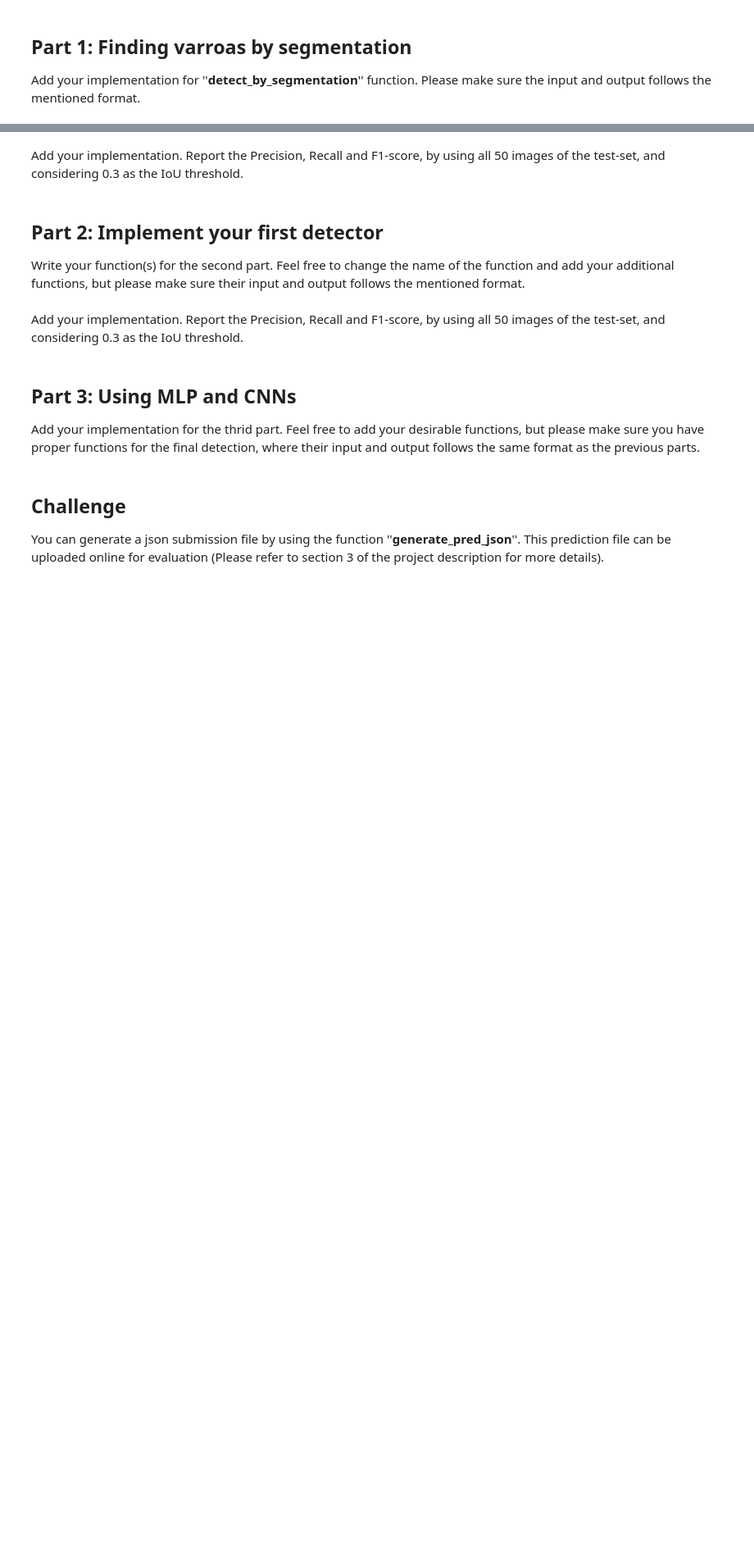
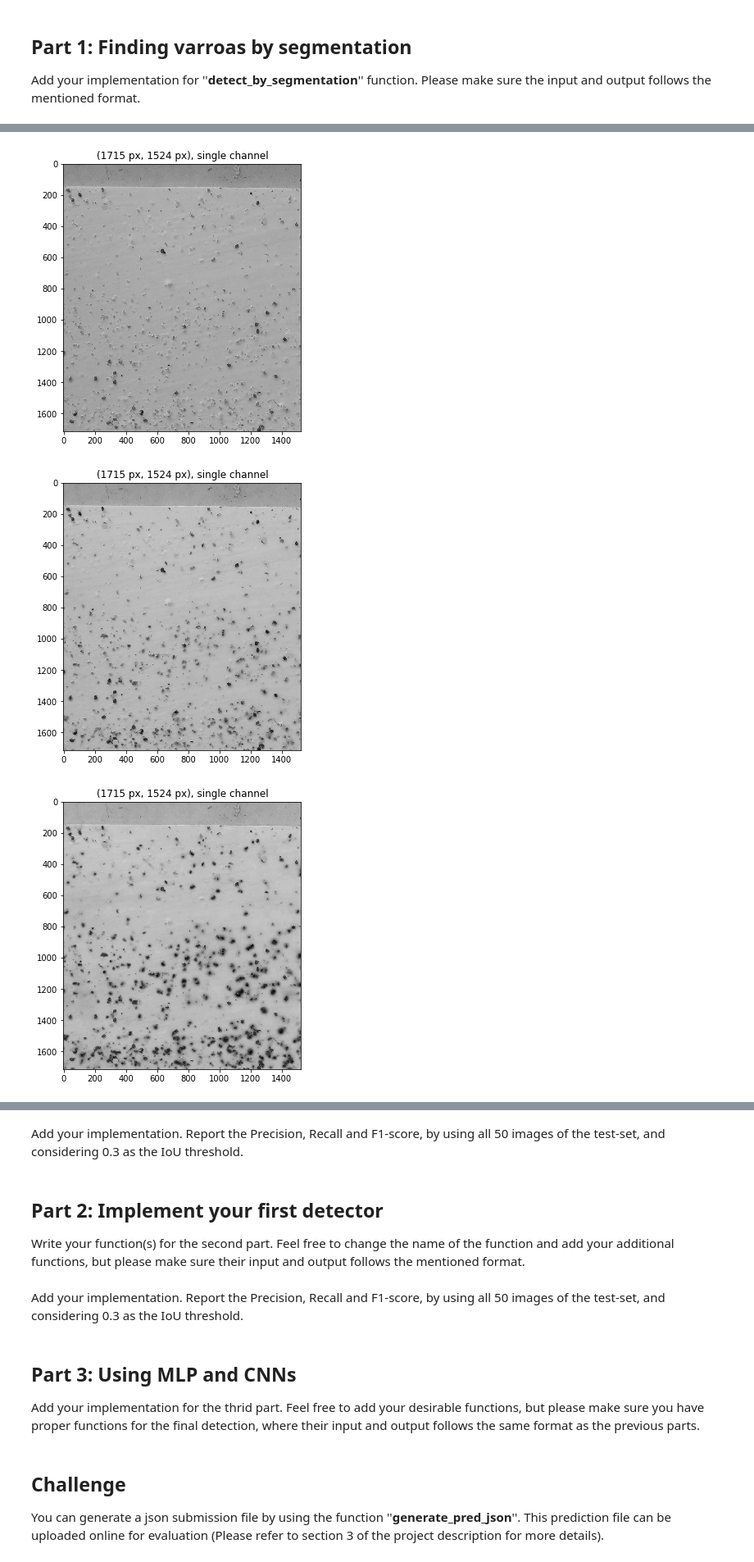
Before and after one commit to emmwel/img_an_pat_rec, a Jupyter notebook: project/special_project.ipynb, the cells around one changed output, grey strips where cells are left out. Shown: that part at 82% size. Saved outputs shown, nothing was run; the diff lists cells and outputs as text; code cells hidden in the pictures; blank space fills up the shorter version.

```diff
--- a/project/special_project.ipynb
+++ b/project/special_project.ipynb
@@ -78,0 +137,8 @@ def detect_by_segmentation(img):
+# %%
+# plot all channels
+for channel in [0,1,2] :
+    plot_image(img_collection[13][:,:,channel])
+# %% [output]
+[figure, added]
+[figure, added]
+[figure, added]
```
Also changed, not shown: parts of 13 cells of this notebook, 1 other file.
